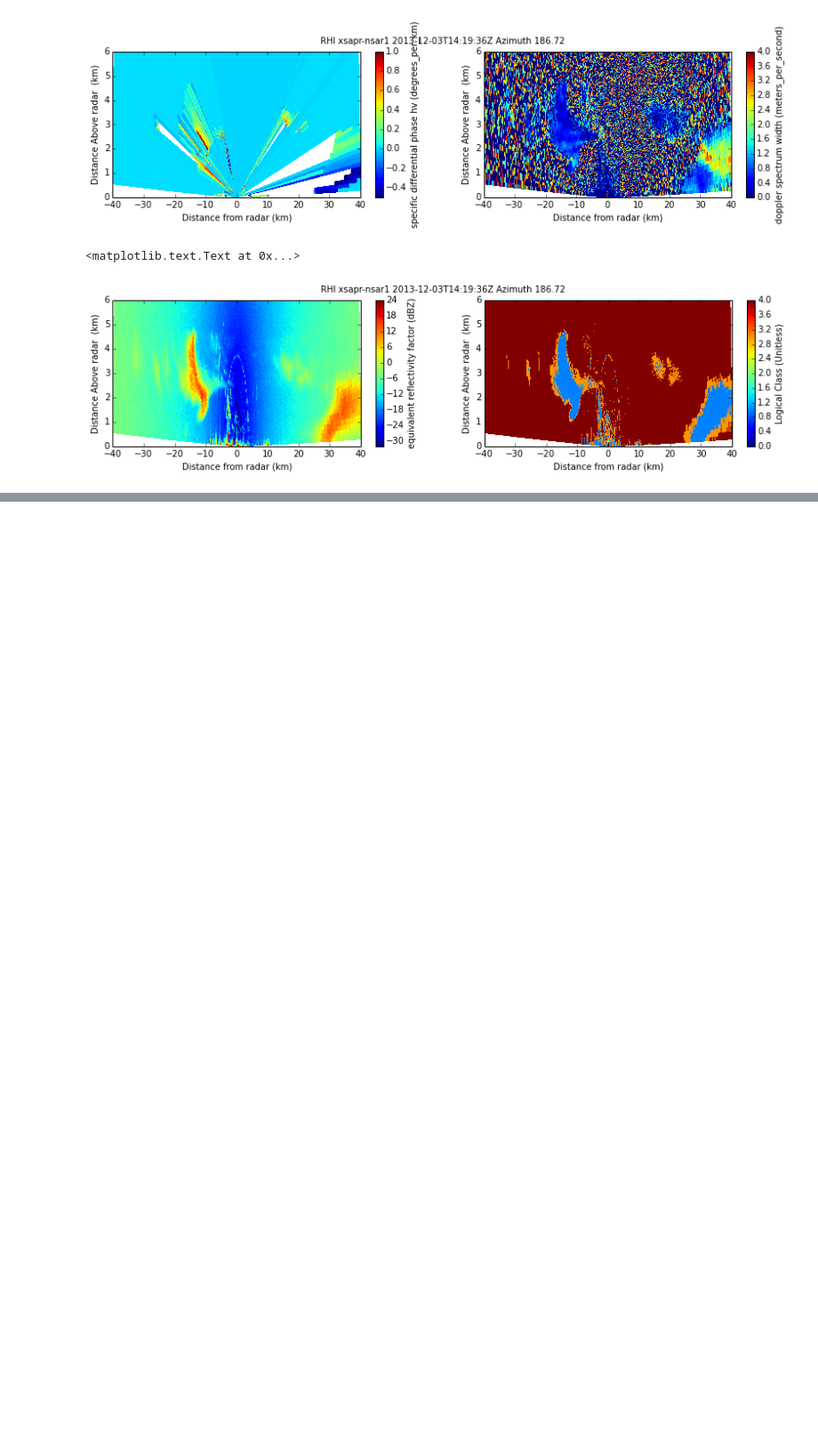
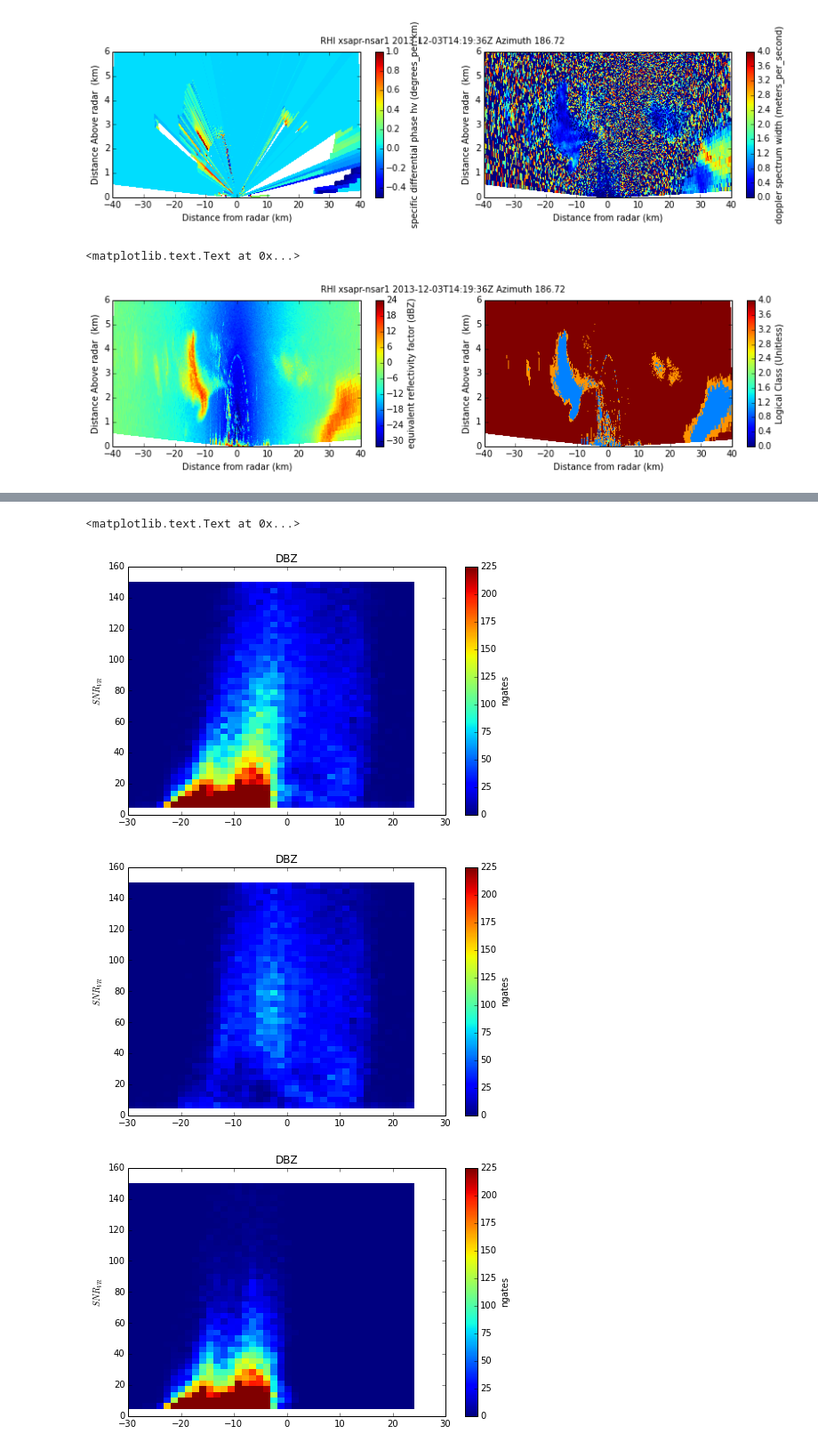
Before and after one commit to scollis/cmac_2.0, a Jupyter notebook: notebooks/X-SAPR new moment explore.ipynb, the cells around one changed output, grey strips where cells are left out. Shown at 89% size. Drawn from its saved outputs; the diff is of its cells as text; code cells hidden in the pictures; blank space fills up the shorter version.

```diff
--- a/notebooks/X-SAPR new moment explore.ipynb
+++ b/notebooks/X-SAPR new moment explore.ipynb
@@ -167,0 +168,31 @@ plt.suptitle(title)
+# %%
+is_clean = SNR_VR > 10
+H, xedges, yedges = np.histogram2d(SNR_VR.flatten(),
+                                   radar.fields['reflectivity_horizontal']['data'][:].flatten(),
+                                   bins=(40, 40), range=([5,150], [-30,24]))
+fig = plt.figure(figsize=[8,5])
+plt.pcolormesh(yedges, xedges, H, vmax=225)
+plt.ylabel('Refl fac (dBZ)'); plt.ylabel(r'$SNR_{VR}$');cb=plt.colorbar()
+cb.set_label('ngates')
+plt.title('DBZ')
+
+H2, xedges, yedges = np.histogram2d(SNR_VR[np.where(is_coherent)].flatten(),
+                                   radar.fields['reflectivity_horizontal']['data'][np.where(is_coherent)].flatten(),
+                                   bins=(40, 40), range=([5,150], [-30,24]))
+fig = plt.figure(figsize=[8,5])
+plt.pcolormesh(yedges, xedges, H2, vmax=225)
+plt.ylabel('Refl fac (dBZ)'); plt.ylabel(r'$SNR_{VR}$');cb=plt.colorbar()
+cb.set_label('ngates')
+plt.title('DBZ')
+
+
+fig = plt.figure(figsize=[8,5])
+plt.pcolormesh(yedges, xedges, np.abs(H-H2), vmax=225)
+plt.ylabel('Refl fac (dBZ)'); plt.ylabel(r'$SNR_{VR}$');cb=plt.colorbar()
+cb.set_label('ngates')
+plt.title('DBZ')
+# %% [output]
+<matplotlib.text.Text at 0x...>
+[figure, added]
+[figure, added]
+[figure, added]
```
Also changed, not shown: parts of 1 cell of this notebook.
